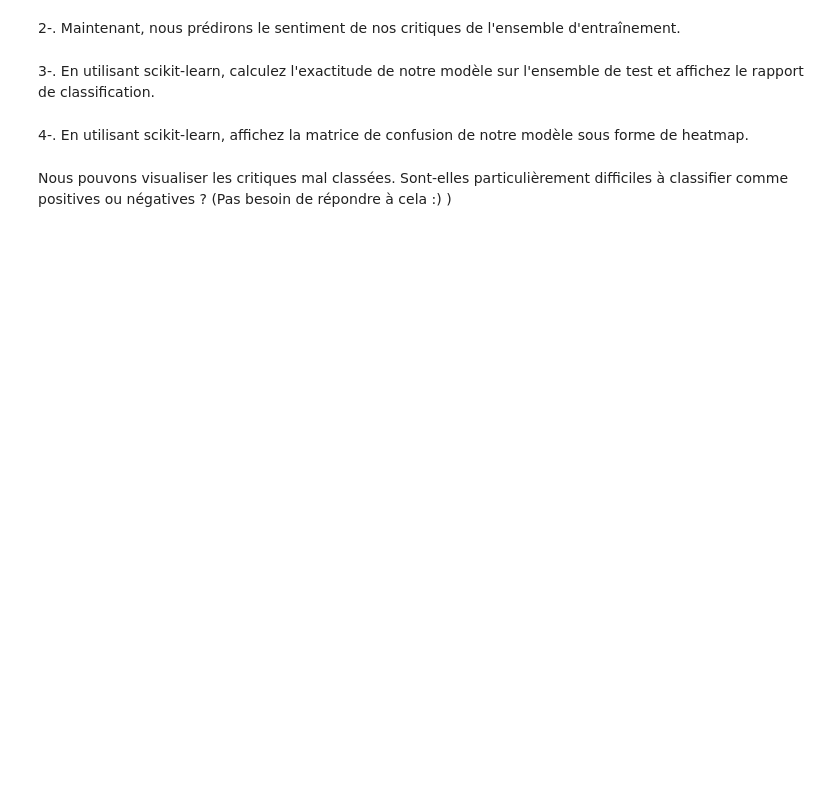
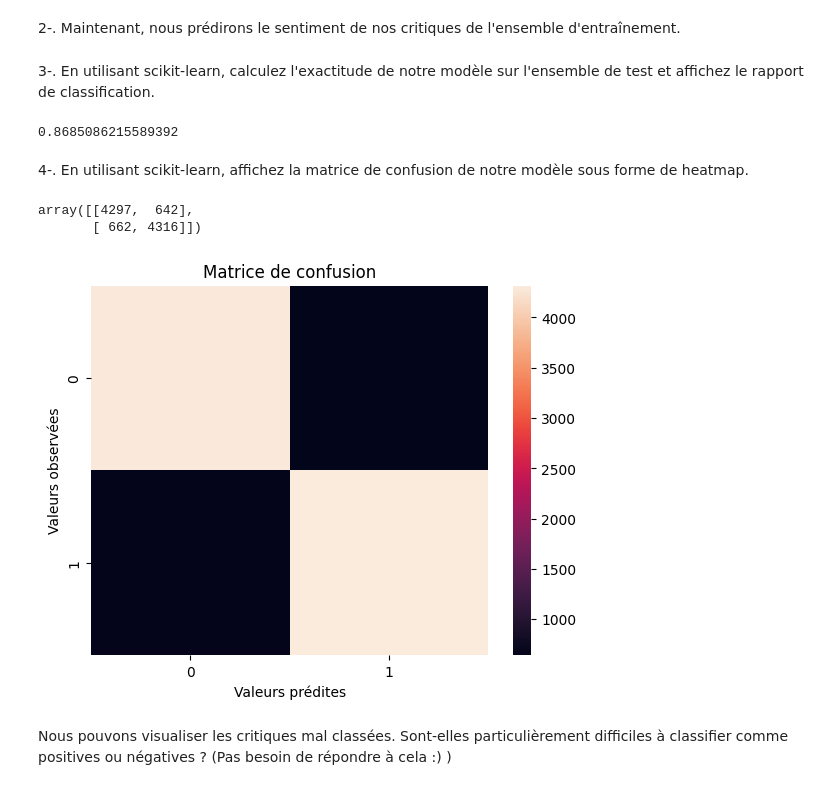
Before and after one commit to SimonTheoret/dev6, a Jupyter notebook: hw6.ipynb, the cells around one changed output. Cells and saved outputs as stored; diff of their text form; code cells hidden in the pictures; blank space fills up the shorter version.

```diff
--- a/hw6.ipynb
+++ b/hw6.ipynb
@@ -276,2 +319,6 @@ y_pred = naive_bayes_classifier.predict(X_test_tfidf)
+# %%
+metrics.accuracy_score(y_test,y_pred)
+# %% [output]
+0.8685086215589392
 # %% [markdown]
 4-. En utilisant scikit-learn, affichez la matrice de confusion de notre modèle sous forme de heatmap.
@@ -280,3 +325,13 @@ y_pred = naive_bayes_classifier.predict(X_test_tfidf)
+# %%
+data = confusion_matrix(y_test, y_pred)
+ax = sns.heatmap(data)
+ax.set(title=  "Matrice de confusion", ylabel = "Valeurs observées", xlabel = "Valeurs prédites")
+plt.plot()
+data
+# %% [output]
+array([[4297,  642],
+       [ 662, 4316]])
+[figure, added]
 # %% [markdown]
 Nous pouvons visualiser les critiques mal classées. Sont-elles particulièrement difficiles à classifier comme positives ou négatives ? (Pas besoin de répondre à cela :) )
 # %%
```
Also changed, not shown: parts of 15 cells of this notebook, 1 other file.
